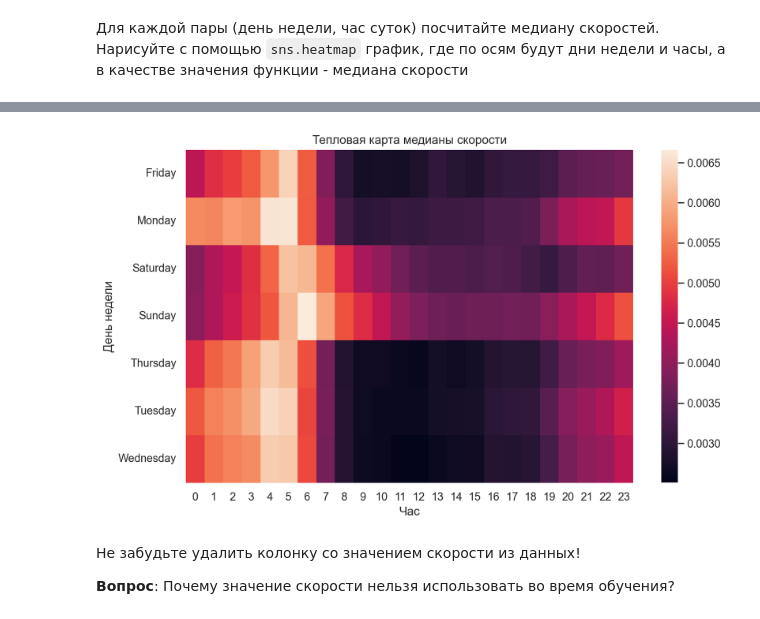
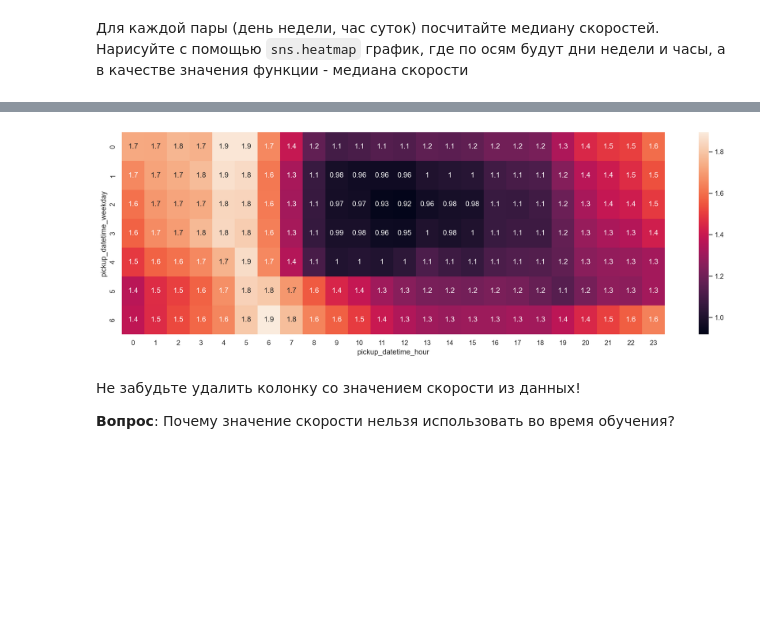
Before and after one commit to Nojatij/ml_courses, a Jupyter notebook: 1_st_course/homework/hw2/homework-practice-02-linregr.ipynb, the cells around one changed output, grey strips where cells are left out. Saved outputs shown, nothing was run; the diff lists cells and outputs as text; code cells hidden in the pictures; blank space fills up the shorter version.

```diff
--- a/1_st_course/homework/hw2/homework-practice-02-linregr.ipynb
+++ b/1_st_course/homework/hw2/homework-practice-02-linregr.ipynb
@@ -448,12 +420,10 @@ grouped_X_train
-# %%
-fig, ax = plt.subplots(figsize=(10, 6))
-ax = sns.heatmap(grouped_X_train, ax=ax);
-plt.title('Тепловая карта медианы скорости')
-plt.xlabel('Час')
-plt.ylabel('День недели')
-plt.show()
-# %% [output]
-[figure, removed]
+# %%
+fig, ax = plt.subplots(figsize=(20, 6))
+X_train_median = X_train.groupby(['pickup_datetime_weekday', 'pickup_datetime_hour'])['average_speed'].median().reset_index()
+X_median_pivot = X_train_median.pivot(index='pickup_datetime_weekday', columns='pickup_datetime_hour', values='average_speed')
+ax = sns.heatmap(X_median_pivot, annot = True);
+# %% [output]
+[figure, added]
 # %% [markdown]
 Не забудьте удалить колонку со значением скорости из данных!
 
```
Also changed, not shown: parts of 28 cells of this notebook.
